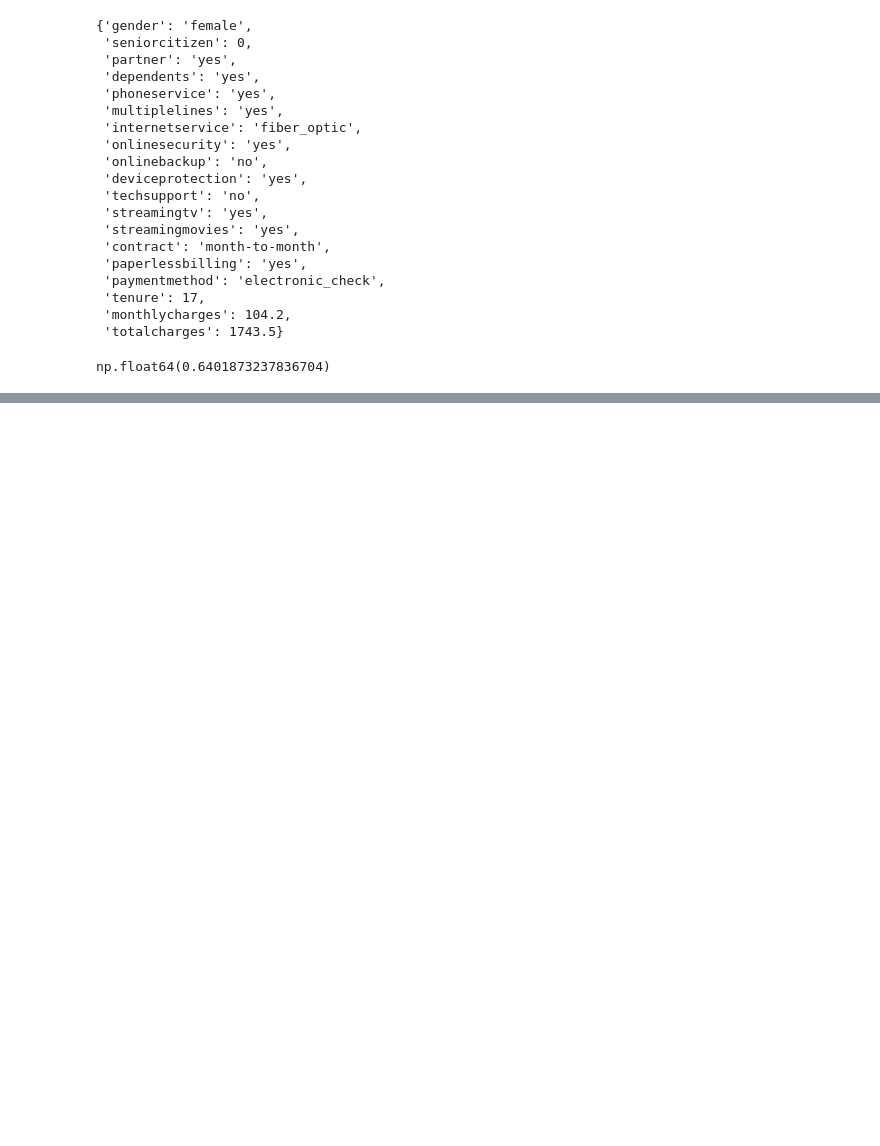
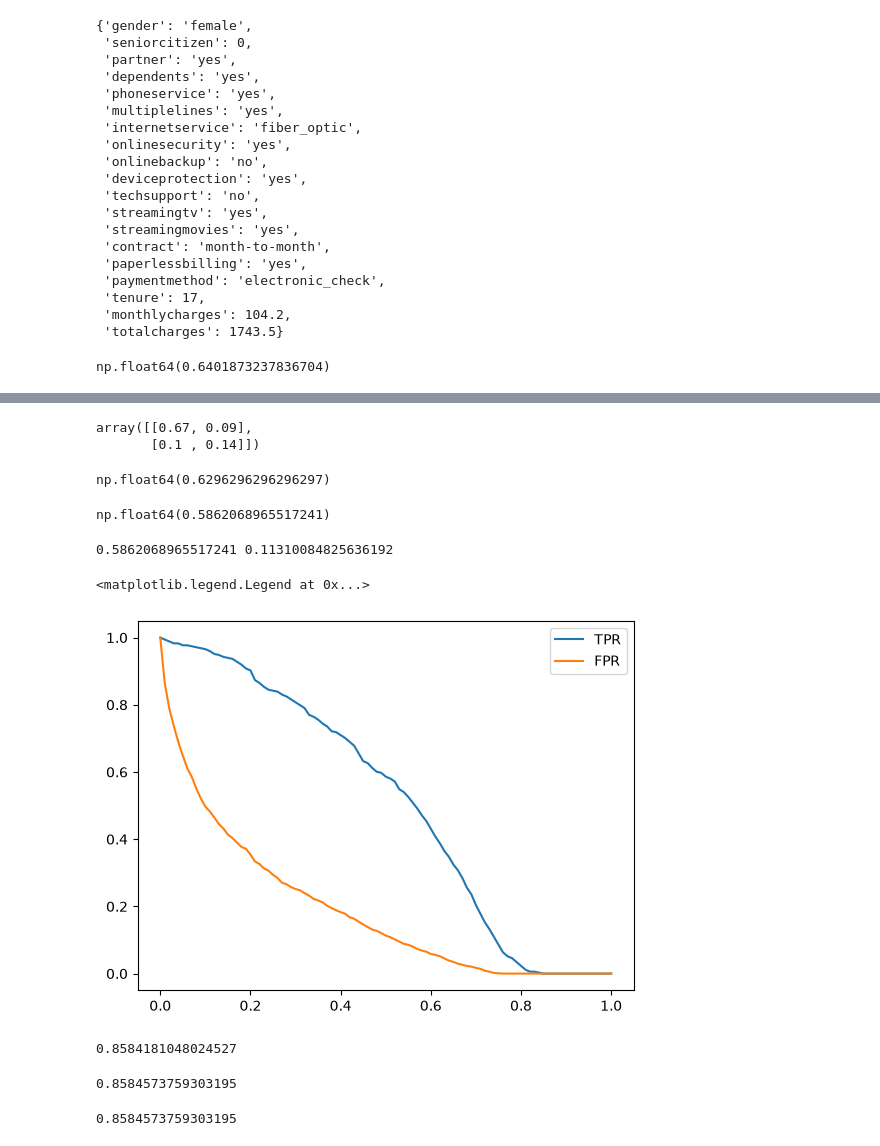
Before and after one commit to Gagun45/mlzoomcamp, a Jupyter notebook: 03-classification/classwork.ipynb, the cells around one changed output, grey strips where cells are left out. Saved outputs shown, nothing was run; the diff lists cells and outputs as text; code cells hidden in the pictures; blank space fills up the shorter version.

```diff
--- a/03-classification/classwork.ipynb
+++ b/03-classification/classwork.ipynb
@@ -556,0 +596,65 @@ np.float64(0.6401873237836704)
+# %%
+actual_positive = (y_test==1)
+actual_negative = (y_test==0)
+
+t = 0.5
+
+predict_positive = (y_pred>=t)
+predict_negative = (y_pred<t)
+# %%
+tp = (predict_positive & actual_positive).sum()
+tn = (predict_negative & actual_negative).sum()
+
+fp = (predict_positive & actual_negative).sum()
+fn = (predict_negative & actual_positive).sum()
+# %%
+confusion_matrix = np.array([[tn,fp],[fn,tp]])
+(confusion_matrix/confusion_matrix.sum()).round(2)
+# %% [output]
+array([[0.67, 0.09],
+       [0.1 , 0.14]])
+# %%
+p = tp/(tp+fp)
+p
+# %% [output]
+np.float64(0.6296296296296297)
+# %%
+r = tp/(tp+fn)
+r
+# %% [output]
+np.float64(0.5862068965517241)
+# %%
+tpr = tp/(tp+fn)
+fpr = fp/(fp+tn)
+print(tpr, fpr)
+# %% [output]
+0.5862068965517241 0.11310084825636192
+# %%
+scores = []
+thresholds = np.linspace(0,1,101)
+for t in thresholds:
+    actual_positive = (y_test==1)
+    actual_negative = (y_test==0)
+
+    predict_positive = (y_pred>=t)
+    predict_negative = (y_pred<t)
+
+    tp = (predict_positive & actual_positive).sum()
+    tn = (predict_negative & actual_negative).sum()
+
+    fp = (predict_positive & actual_negative).sum()
+    fn = (predict_negative & actual_positive).sum()
+
+    scores.append((t,tp,fp,tn,fn))
+
+columns = ['threshold', 'tp', 'fp', 'tn', 'fn']
+df_scores = pd.DataFrame(scores, columns=columns)
+df_scores['tpr'] = df_scores['tp']/(df_scores['tp'] + df_scores['fn'])
+df_scores['fpr'] = df_scores['fp']/(df_scores['fp'] + df_scores['tn'])
+# %%
+plt.plot(df_scores.threshold, df_scores['tpr'], label='TPR')
+plt.plot(df_scores.threshold, df_scores['fpr'], label='FPR')
+plt.legend()
+# %% [output]
+<matplotlib.legend.Legend at 0x...>
+[figure, added]
@@ -556,0 +663,14 @@ np.float64(0.6401873237836704)
+# %%
+fpr, tpr, thresholds = roc_curve(y_test, y_pred)
+auc(df_scores.fpr, df_scores.tpr)
+# %% [output]
+0.8584181048024527
+# %%
+auc(fpr, tpr)
+# %% [output]
+0.8584573759303195
+# %%
+from sklearn.metrics import roc_auc_score
+roc_auc_score(y_test, y_pred)
+# %% [output]
+0.8584573759303195
```
Also changed, not shown: parts of 6 cells of this notebook.
